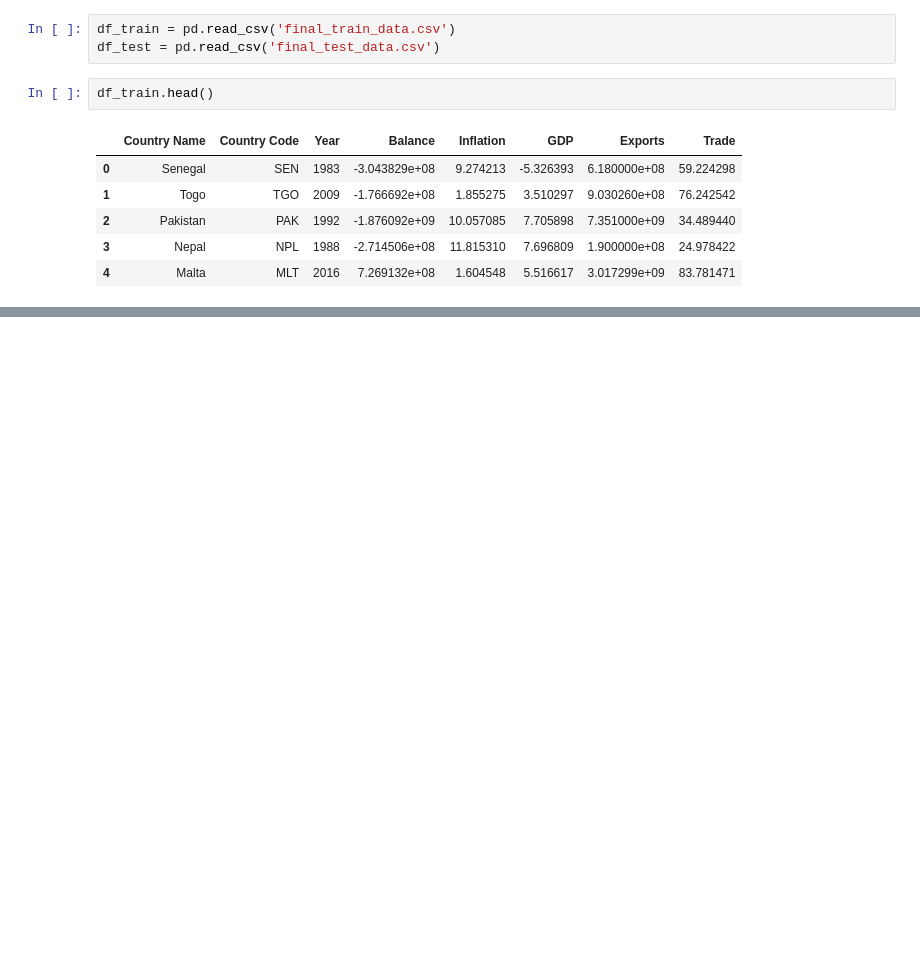
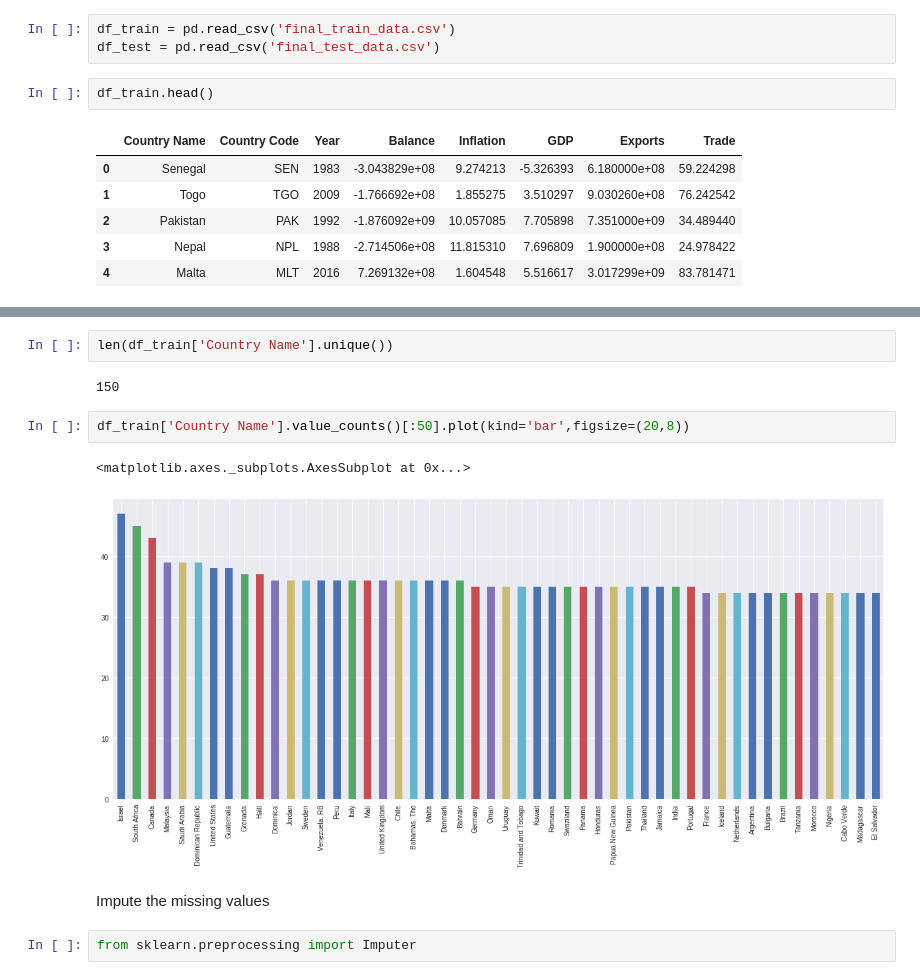
Before and after one commit to lokeshkumarn/Notebooks, a Jupyter notebook: MachineHack_MLDS.ipynb, the cells around one changed output, grey strips where cells are left out. Cells and saved outputs as stored; diff of their text form; blank space fills up the shorter version.

```diff
--- a/MachineHack_MLDS.ipynb
+++ b/MachineHack_MLDS.ipynb
@@ -17,0 +36,13 @@ df_train.head()
+# %%
+len(df_train['Country Name'].unique())
+# %% [output]
+150
+# %%
+df_train['Country Name'].value_counts()[:50].plot(kind='bar',figsize=(20,8))
+# %% [output]
+<matplotlib.axes._subplots.AxesSubplot at 0x...>
+[figure, added]
+# %% [markdown]
+Impute the missing values
+# %%
+from sklearn.preprocessing import Imputer
```
Also changed, not shown: parts of 6 cells of this notebook.
